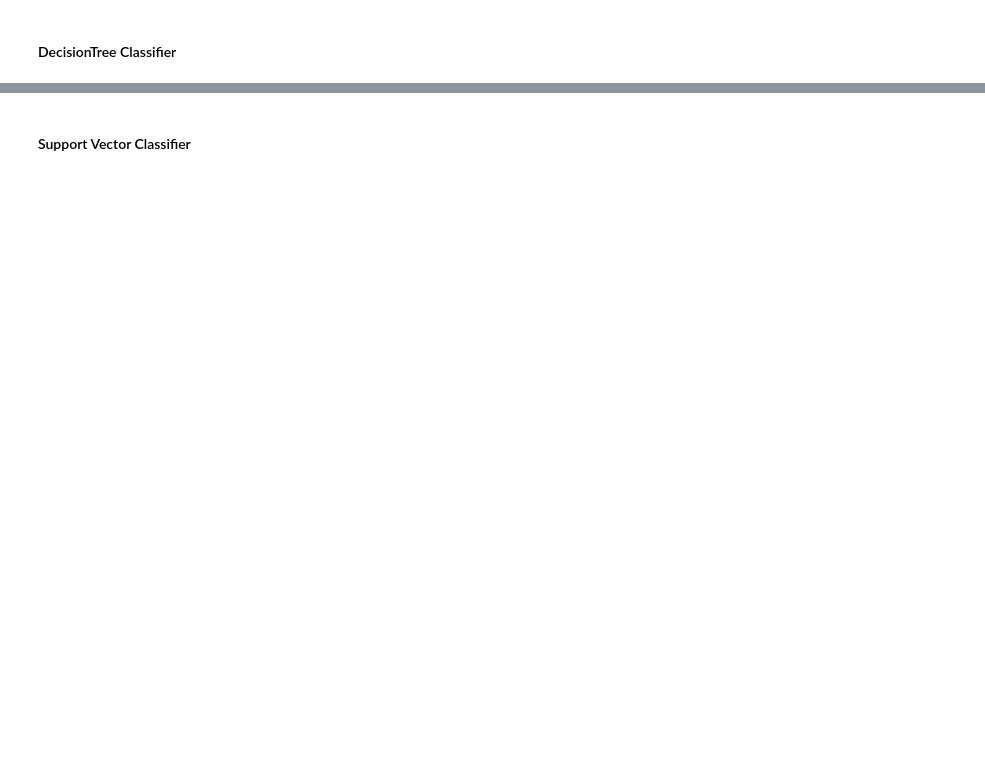
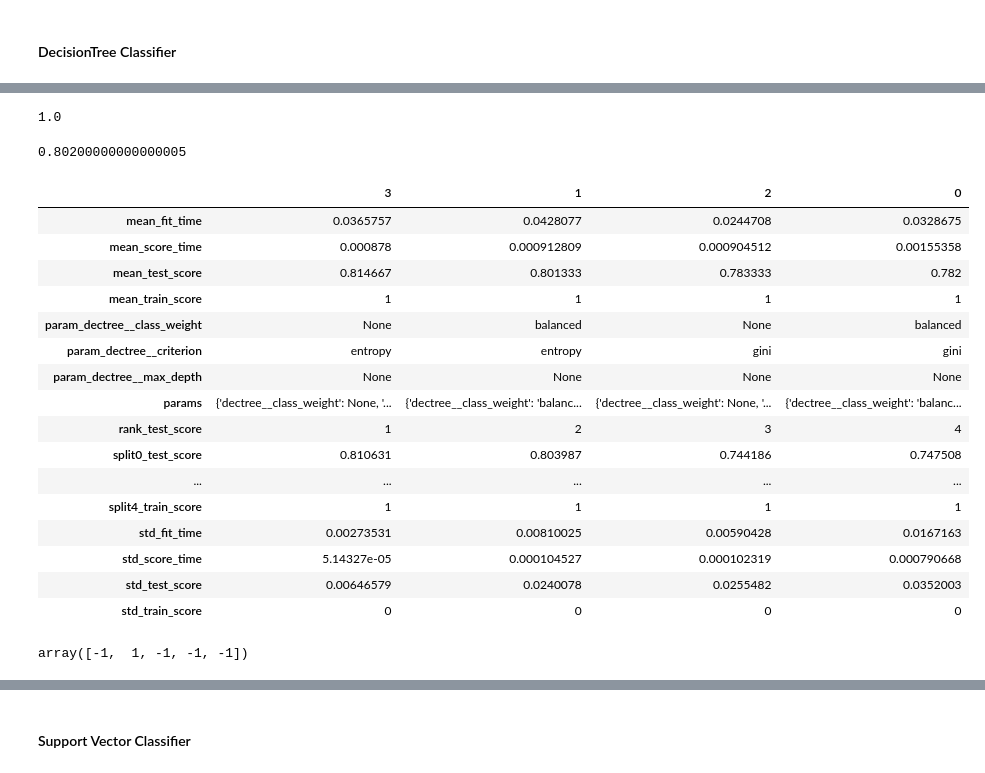
Before and after one commit to godsylla/UCI-Madelon-Dataset, a Jupyter notebook: ipynb/04-Classify_Using_Relevant_Features.ipynb, the cells around one changed output, grey strips where cells are left out. Saved outputs shown, nothing was run; the diff lists cells and outputs as text; code cells hidden in the pictures; blank space fills up the shorter version.

```diff
--- a/ipynb/04-Classify_Using_Relevant_Features.ipynb
+++ b/ipynb/04-Classify_Using_Relevant_Features.ipynb
@@ -530,2 +563,13 @@ pd.DataFrame(knnGS.predict_proba(madelonXtest), columns=['Probability -1', 'Prob
 # %% [markdown]
 #### DecisionTree Classifier
+# %%
+dectreePipe = Pipeline([
+    ('scaler', StandardScaler()),
+    ('dectree', DecisionTreeClassifier(random_state=42))
+])
+# %%
+dectreeParam = {
+    'dectree__criterion':['gini', 'entropy'],
+    'dectree__max_depth': [None],
+    'dectree__class_weight':['balanced', None]
+}
@@ -531,0 +591,28 @@ pd.DataFrame(knnGS.predict_proba(madelonXtest), columns=['Probability -1', 'Prob
+# %%
+dectreeGS.score(madelonXtrain, madelonytrain)
+# %% [output]
+1.0
+# %%
+dectreeGS.score(madelonXtest, madelonytest)
+# %% [output]
+0.80200000000000005
+# %%
+pd.DataFrame(dectreeGS.cv_results_).sort_values('rank_test_score').T
+# %% [output]
+|  | 3 | 1 | 2 | 0 |
+| mean_fit_time | 0.0365757 | 0.0428077 | 0.0244708 | 0.0328675 |
+| mean_score_time | 0.000878 | 0.000912809 | 0.000904512 | 0.00155358 |
+| mean_test_score | 0.814667 | 0.801333 | 0.783333 | 0.782 |
+| mean_train_score | 1 | 1 | 1 | 1 |
+| param_dectree__class_weight | None | balanced | None | balanced |
+| param_dectree__criterion | entropy | entropy | gini | gini |
+| param_dectree__max_depth | None | None | None | None |
+| params | {'dectree__class_weight': None, '... | {'dectree__class_weight': 'balanc... | {'dectree__class_weight': None, '... | {'dectree__class_weight': 'balanc... |
+| rank_test_score | 1 | 2 | 3 | 4 |
+| split0_test_score | 0.810631 | 0.803987 | 0.744186 | 0.747508 |
+| ... | ... | ... | ... | ... |
+| split4_train_score | 1 | 1 | 1 | 1 |
+| std_fit_time | 0.00273531 | 0.00810025 | 0.00590428 | 0.0167163 |
+| std_score_time | 5.14327e-05 | 0.000104527 | 0.000102319 | 0.000790668 |
+| std_test_score | 0.00646579 | 0.0240078 | 0.0255482 | 0.0352003 |
+| std_train_score | 0 | 0 | 0 | 0 |
@@ -531,0 +621,5 @@ pd.DataFrame(knnGS.predict_proba(madelonXtest), columns=['Probability -1', 'Prob
+# %%
+dectreeGS_ypreds = dectreeGS.predict(madelonXtest)
+dectreeGS_ypreds[:5]
+# %% [output]
+array([-1,  1, -1, -1, -1])
```
Also changed, not shown: parts of 26 cells of this notebook.
